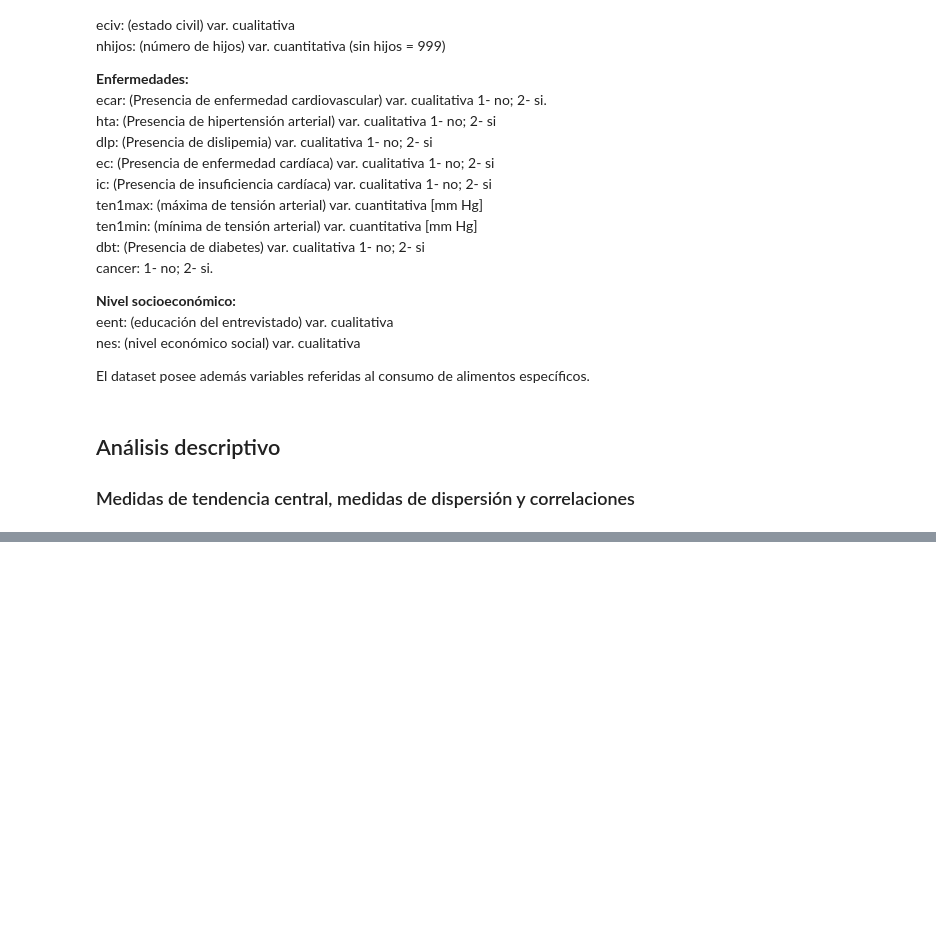
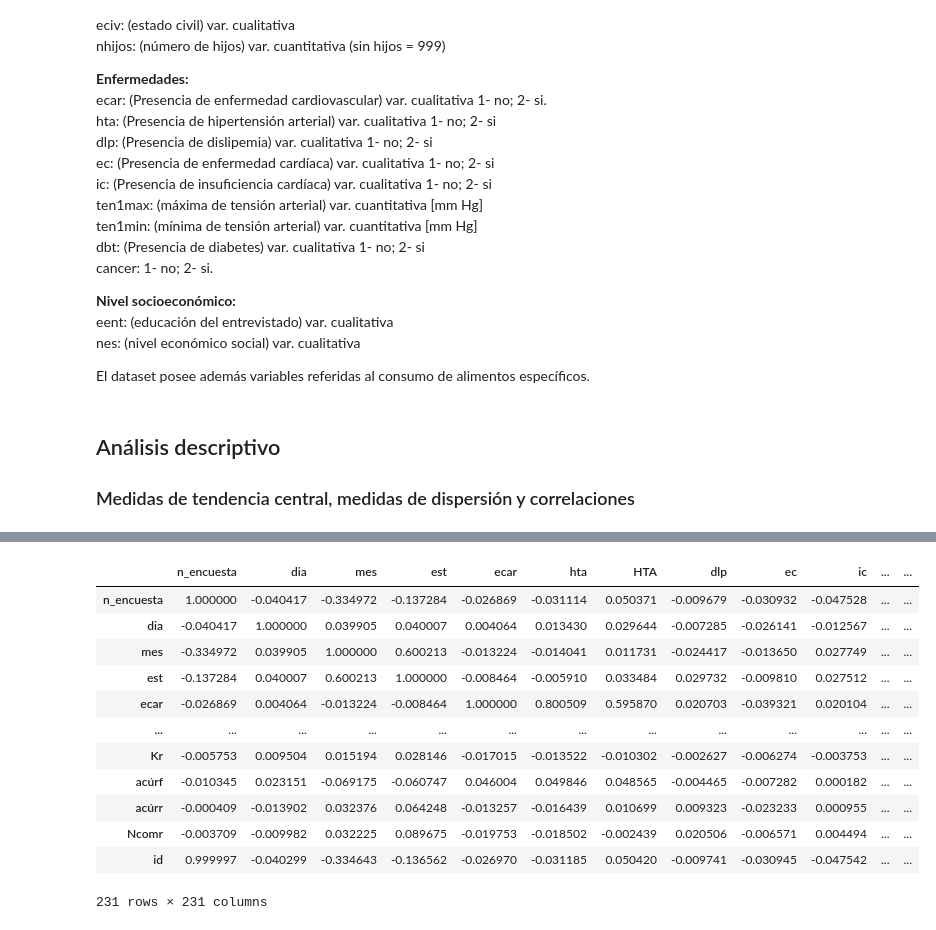
Before and after one commit to cabreonictor/Ciencia-de-Datos-y-Optimizacion-de-Modelos, a Jupyter notebook: notebook/Proyecto_Ciencia_de_Datos_y_Optimización_de_Modelos.ipynb, the cells around one changed output, grey strips where cells are left out. Saved outputs shown, nothing was run; the diff lists cells and outputs as text; code cells hidden in the pictures; blank space fills up the shorter version.

```diff
--- a/notebook/Proyecto_Ciencia_de_Datos_y_Optimización_de_Modelos.ipynb
+++ b/notebook/Proyecto_Ciencia_de_Datos_y_Optimización_de_Modelos.ipynb
@@ -96,0 +122,18 @@ El dataset posee además variables referidas al consumo de alimentos específico
+# %%
+# CORRELACIONES (PEARSON):
+
+df.corr(numeric_only=True)
+# %% [output]
+|  | n_encuesta | dia | mes | est | ecar | hta | HTA | dlp | ec | ic | ... | ... |
+| n_encuesta | 1.000000 | -0.040417 | -0.334972 | -0.137284 | -0.026869 | -0.031114 | 0.050371 | -0.009679 | -0.030932 | -0.047528 | ... | ... |
+| dia | -0.040417 | 1.000000 | 0.039905 | 0.040007 | 0.004064 | 0.013430 | 0.029644 | -0.007285 | -0.026141 | -0.012567 | ... | ... |
+| mes | -0.334972 | 0.039905 | 1.000000 | 0.600213 | -0.013224 | -0.014041 | 0.011731 | -0.024417 | -0.013650 | 0.027749 | ... | ... |
+| est | -0.137284 | 0.040007 | 0.600213 | 1.000000 | -0.008464 | -0.005910 | 0.033484 | 0.029732 | -0.009810 | 0.027512 | ... | ... |
+| ecar | -0.026869 | 0.004064 | -0.013224 | -0.008464 | 1.000000 | 0.800509 | 0.595870 | 0.020703 | -0.039321 | 0.020104 | ... | ... |
+| ... | ... | ... | ... | ... | ... | ... | ... | ... | ... | ... | ... | ... |
+| Kr | -0.005753 | 0.009504 | 0.015194 | 0.028146 | -0.017015 | -0.013522 | -0.010302 | -0.002627 | -0.006274 | -0.003753 | ... | ... |
+| acúrf | -0.010345 | 0.023151 | -0.069175 | -0.060747 | 0.046004 | 0.049846 | 0.048565 | -0.004465 | -0.007282 | 0.000182 | ... | ... |
+| acúrr | -0.000409 | -0.013902 | 0.032376 | 0.064248 | -0.013257 | -0.016439 | 0.010699 | 0.009323 | -0.023233 | 0.000955 | ... | ... |
+| Ncomr | -0.003709 | -0.009982 | 0.032225 | 0.089675 | -0.019753 | -0.018502 | -0.002439 | 0.020506 | -0.006571 | 0.004494 | ... | ... |
+| id | 0.999997 | -0.040299 | -0.334643 | -0.136562 | -0.026970 | -0.031185 | 0.050420 | -0.009741 | -0.030945 | -0.047542 | ... | ... |
+231 rows × 231 columns
```
Also changed, not shown: parts of 3 cells of this notebook.
